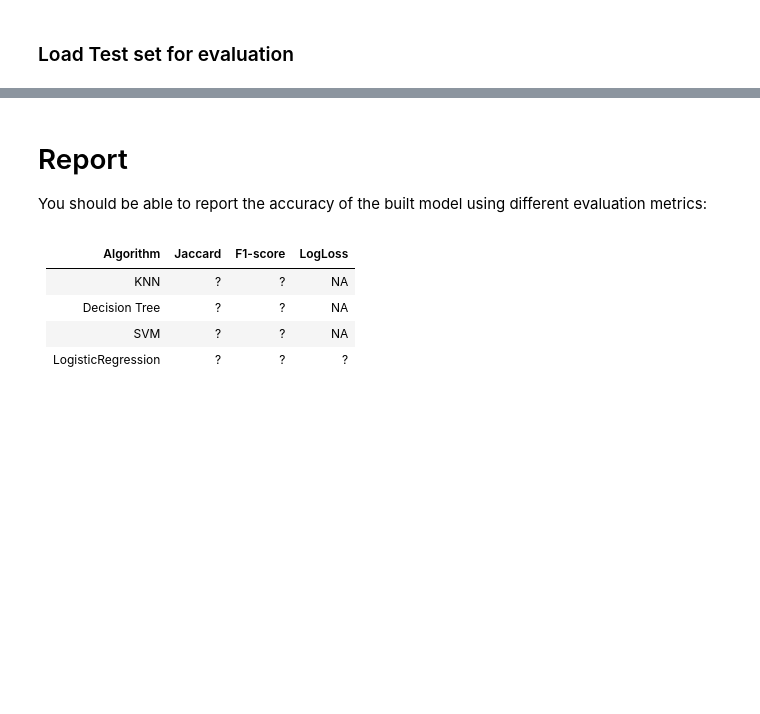
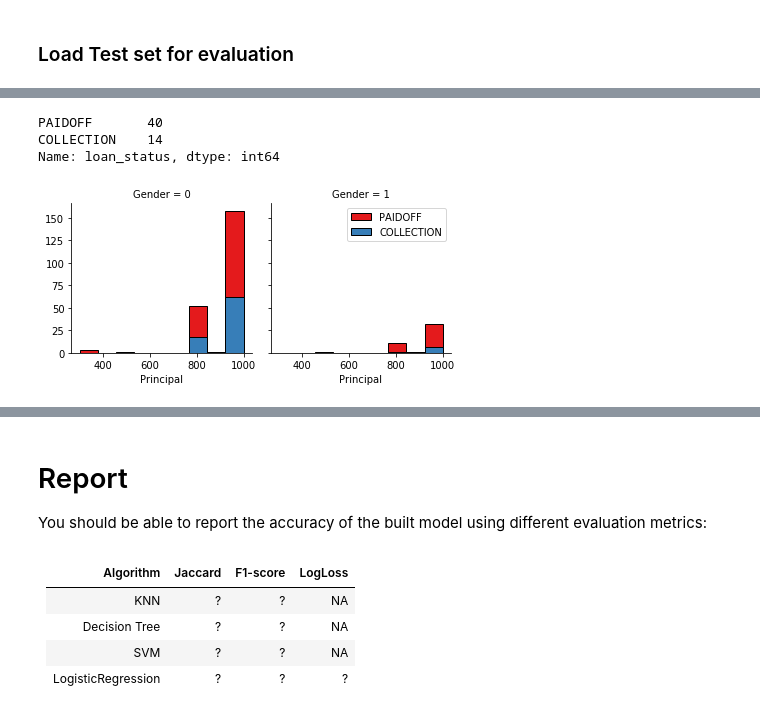
Before and after one commit to bugbare/ibm-ml-capstone, a Jupyter notebook: Machine Learning with Python (IBM).ipynb, the cells around one changed output, grey strips where cells are left out. Saved outputs shown, nothing was run; the diff lists cells and outputs as text; code cells hidden in the pictures; blank space fills up the shorter version.

```diff
--- a/Machine Learning with Python (IBM).ipynb
+++ b/Machine Learning with Python (IBM).ipynb
@@ -553,0 +558,76 @@ test_df.head()
+# %%
+df_test = pd.read_csv('loan_test.csv')
+# Check the dataframe
+display(df_test.head())
+
+# Confirm the dimensions of the dataframe
+display(df_test.shape)
+
+# Change data to dt
+df_test['due_date'] = pd.to_datetime(df_test['due_date'])
+df_test['effective_date'] = pd.to_datetime(df_test['effective_date'])
+display(df_test.head())
+
+# Number of target classes
+display(df_test['loan_status'].value_counts())
+
+# Loans test data analysis - Gender
+bins = np.linspace(df_test.Principal.min(), df_test.Principal.max(), 10)
+g = sns.FacetGrid(df, col="Gender", hue="loan_status", palette="Set1", col_wrap=2)
+g.map(plt.hist, 'Principal', bins=bins, ec="k")
+
+g.axes[-1].legend()
+display(plt.show())
+
+# Loans test data analysis - Gender / Age
+bins = np.linspace(df_test.age.min(), df_test.age.max(), 10)
+g = sns.FacetGrid(df_test, col="Gender", hue="loan_status", palette="Set1", col_wrap=2)
+g.map(plt.hist, 'age', bins=bins, ec="k")
+
+g.axes[-1].legend()
+display(plt.show())
+
+# Loan test data analysis - Days of the week
+df_test['dayofweek'] = df_test['effective_date'].dt.dayofweek
+bins = np.linspace(df_test.dayofweek.min(), df_test.dayofweek.max(), 10)
+g = sns.FacetGrid(df_test, col="Gender", hue="loan_status", palette="Set1", col_wrap=2)
+g.map(plt.hist, 'dayofweek', bins=bins, ec="k")
+g.axes[-1].legend()
+display(plt.show())
+
+# Set the threshold values less than day 4 on test data
+df_test['weekend'] = df_test['dayofweek'].apply(lambda x: 1 if (x>3)  else 0)
+display(df_test.head())
+
+# Status by gender for test data
+display(df_test.groupby(['Gender'])['loan_status'].value_counts(normalize=True))
+
+# Convert gender to binary values in loan test data
+df_test['Gender'].replace(to_replace=['male','female'], value=[0,1],inplace=True)
+display(df_test.head())
+
+# Group by the education classification values
+display(df_test.groupby(['education'])['loan_status'].value_counts(normalize=True))
+
+# Examine all other headers in test df
+display(df_test[['Principal','terms','age','Gender','education']].head())
+
+# One hot encoding - loan test data
+Feature_test = df_test[['Principal','terms','age','Gender','weekend']]
+Feature_test = pd.concat([Feature_test,pd.get_dummies(df_test['education'])], axis=1)
+
+# Feature_test.drop(['Master or Above'], axis = 1,inplace=True) <-- not necessary to drop?
+display(Feature_test.head())
+
+# Load test data feature set definition
+test_X = Feature_test
+display(test_X[0:5])
+
+# Loan test data labels
+test_y = df_test['loan_status'].values
+display(test_y[0:50])
+
+# Loan Test Data Normalisation
+test_X= preprocessing.StandardScaler().fit(test_X).transform(test_X)
+display(test_X[0:5])
+# %% [output]
@@ -553,0 +647,4 @@ test_df.head()
+PAIDOFF       40
+COLLECTION    14
+Name: loan_status, dtype: int64
+[figure, added]
```
Also changed, not shown: parts of 38 cells of this notebook.
